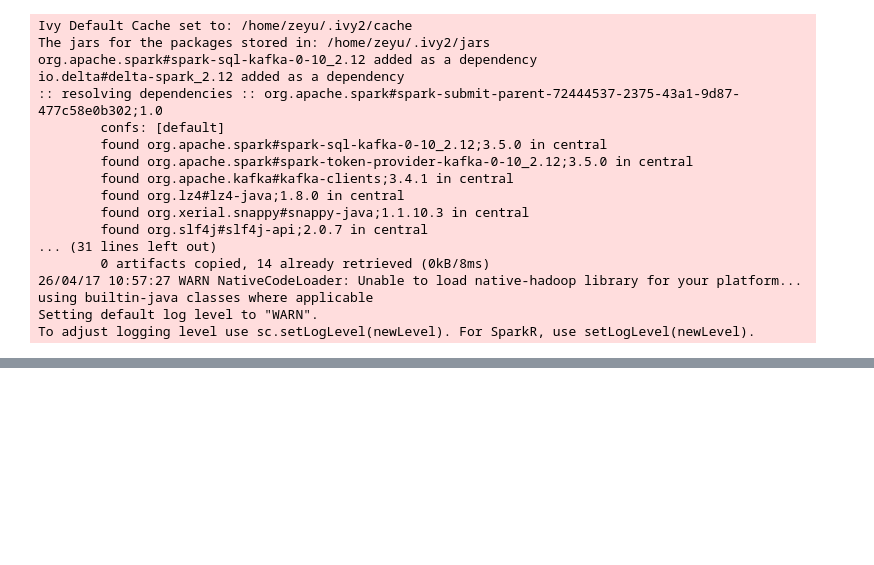
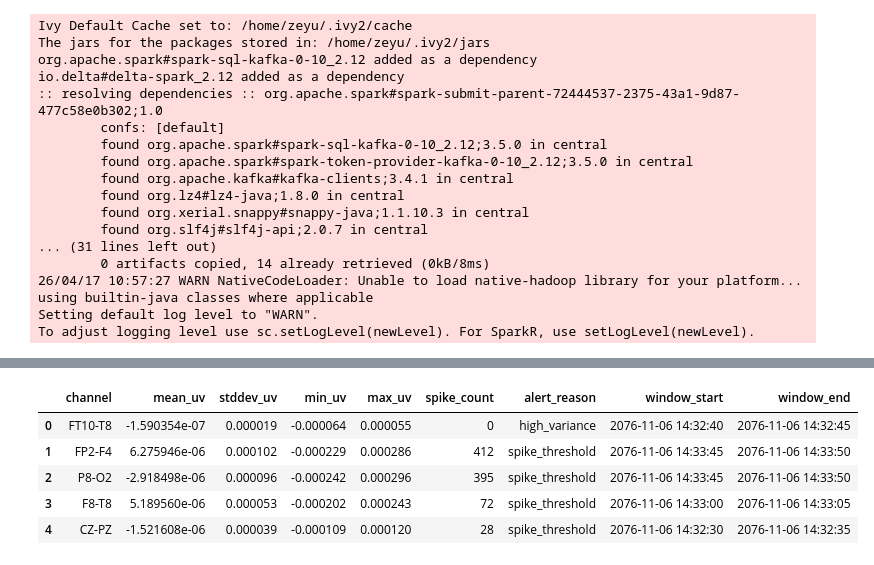
Before and after one commit to realestzeyu/seizure-detection-eeg, a Jupyter notebook: exploration.ipynb, the cells around one changed output, grey strips where cells are left out. Saved outputs shown, nothing was run; the diff lists cells and outputs as text; code cells hidden in the pictures; blank space fills up the shorter version.

Commit message:
started validation pipeline, updated project direction

```diff
--- a/exploration.ipynb
+++ b/exploration.ipynb
@@ -186,5 +186,9 @@ io.delta#delta-spark_2.12 added as a dependency
 Setting default log level to "WARN".
 To adjust logging level use sc.setLogLevel(newLevel). For SparkR, use setLogLevel(newLevel).
 # %%
-eeg_alerts_df.show()
+import pandas as pd
+
+df = pd.read_parquet("./data/delta/eeg_features/patient_id=chb01/event_date=2076-11-06/")
+print(df.shape)
+df.head(5)
 # %% [output]
@@ -208,0 +196,6 @@ only showing top 20 rows
+|  | channel | mean_uv | stddev_uv | min_uv | max_uv | spike_count | alert_reason | window_start | window_end |
+| 0 | FT10-T8 | -1.590354e-07 | 0.000019 | -0.000064 | 0.000055 | 0 | high_variance | 2076-11-06 14:32:40 | 2076-11-06 14:32:45 |
+| 1 | FP2-F4 | 6.275946e-06 | 0.000102 | -0.000229 | 0.000286 | 412 | spike_threshold | 2076-11-06 14:33:45 | 2076-11-06 14:33:50 |
+| 2 | P8-O2 | -2.918498e-06 | 0.000096 | -0.000242 | 0.000296 | 395 | spike_threshold | 2076-11-06 14:33:45 | 2076-11-06 14:33:50 |
+| 3 | F8-T8 | 5.189560e-06 | 0.000053 | -0.000202 | 0.000243 | 72 | spike_threshold | 2076-11-06 14:33:00 | 2076-11-06 14:33:05 |
+| 4 | CZ-PZ | -1.521608e-06 | 0.000039 | -0.000109 | 0.000120 | 28 | spike_threshold | 2076-11-06 14:32:30 | 2076-11-06 14:32:35 |
```
Also changed, not shown: parts of 2 cells of this notebook, 9 other files.
